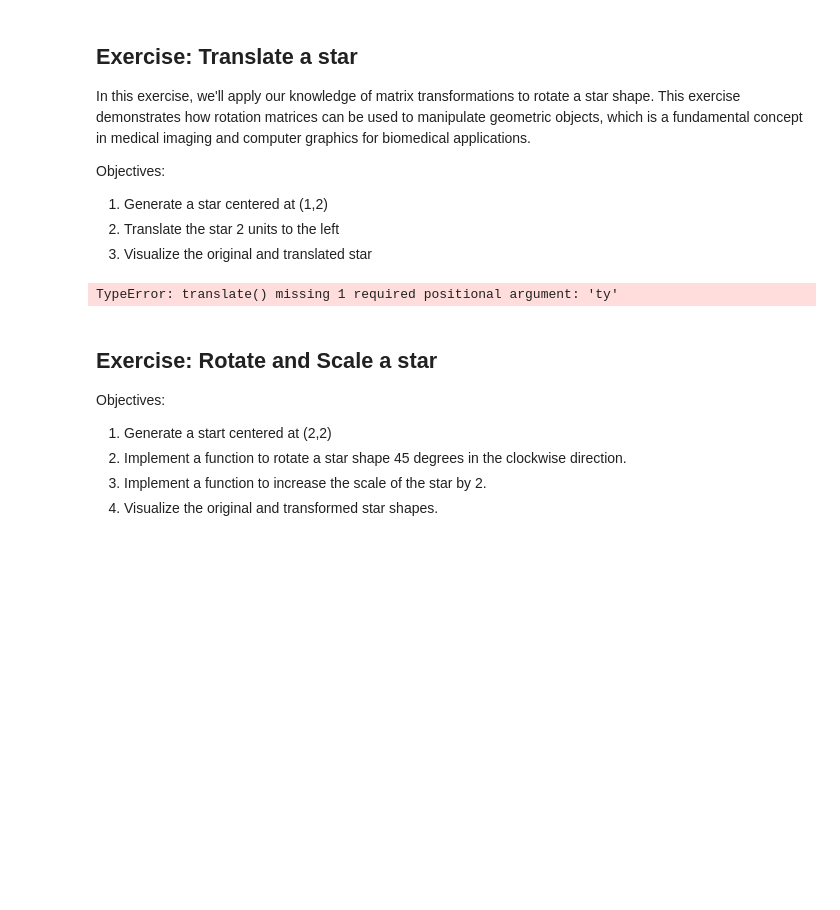
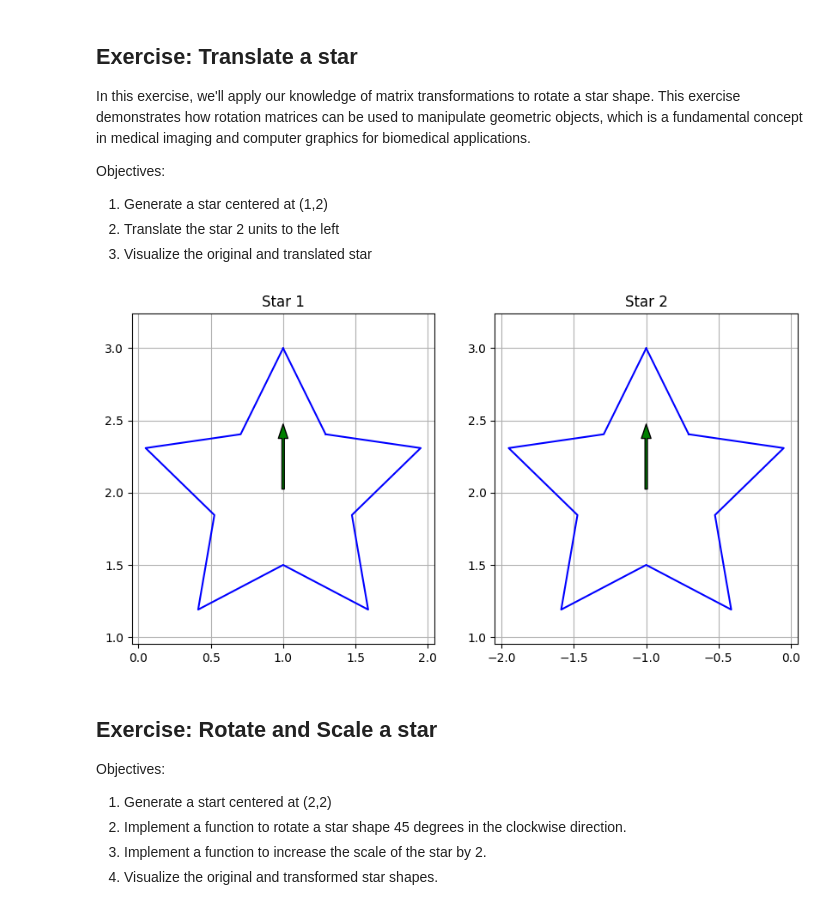
Before and after one commit to uf-bme/BME3053C-Spring-2025, a Jupyter notebook: lessons-solved/06_Matrix_Transformations_03_07_2025.ipynb, the cells around one changed output. Drawn from its saved outputs; the diff is of its cells as text; code cells hidden in the pictures; blank space fills up the shorter version.

```diff
--- a/lessons-solved/06_Matrix_Transformations_03_07_2025.ipynb
+++ b/lessons-solved/06_Matrix_Transformations_03_07_2025.ipynb
@@ -367,28 +367,18 @@ Objectives:
 2. Translate the star 2 units to the left
 3. Visualize the original and translated star
 # %%
-def translate(tx, ty):
-  return np.array([
-      [1, 0, tx],
-      [0, 1, ty],
-      [0, 0, 1]
-  ])
-
-def translate_vertices(star_points, tx, ty):
-    """This function translates an object"""
-    translation = translate(star_points)
-    translated_vertices=(translation @ star_points.T).T
-
-    return translated_vertices[:,:2]
-
+def translate_vertices(vertices, translation_vector):
+  translation = translate(*translation_vector)
+  translated_vertices=(translation @ vertices.T).T
+  return translated_vertices[:,:2]
 
 star = generate_star(center=(1,2), homogeneous=True)
 
-translated_star=translate_vertices(star,2,0)
+translated_star=translate_vertices(star,[-2,0])
 
 plot_stars( [star,translated_star])
 # %% [output]
-TypeError: translate() missing 1 required positional argument: 'ty'
+[figure, added]
 # %% [markdown]
 ## Exercise: Rotate and Scale a star
 Objectives:
```
Also changed, not shown: parts of 2 cells of this notebook.
